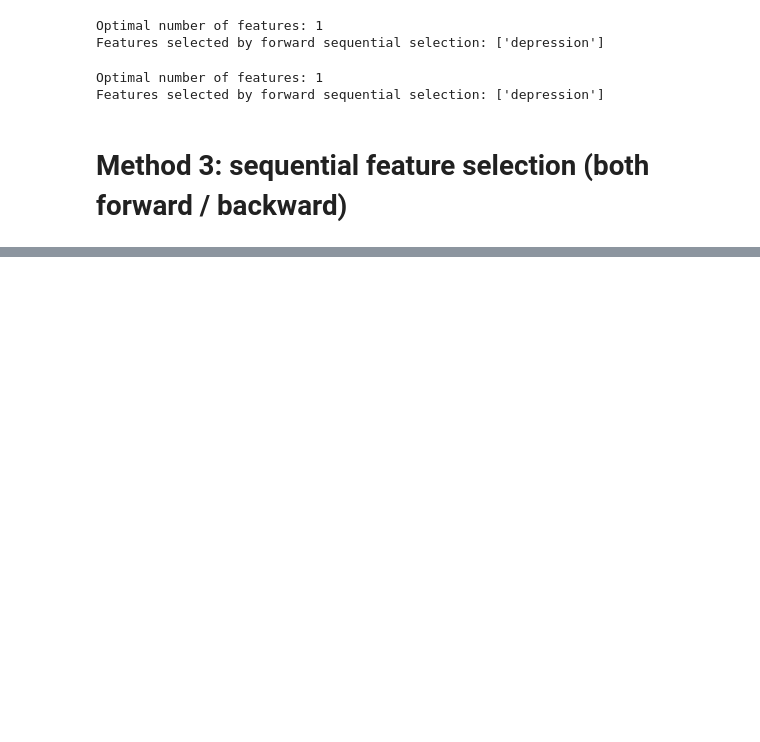
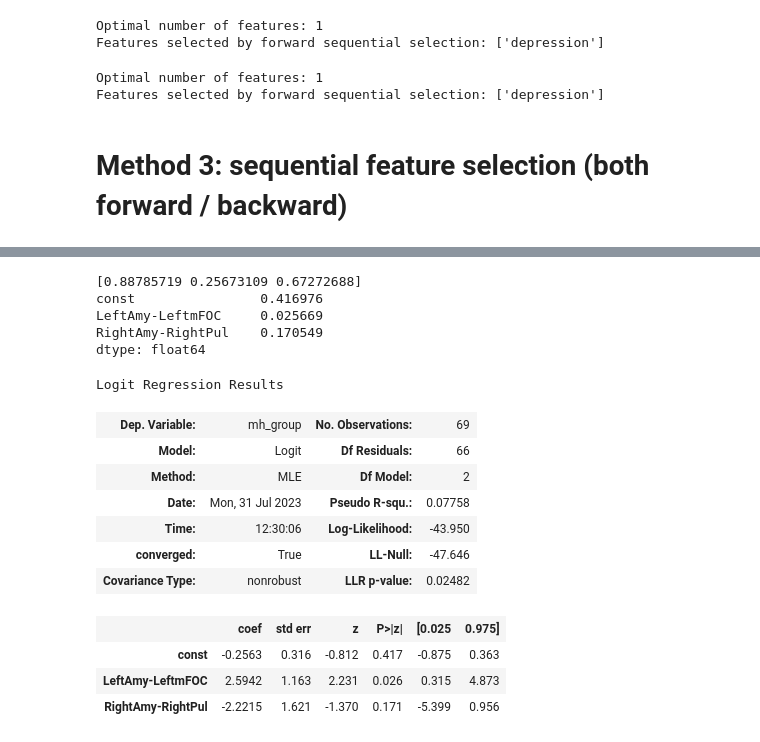
Before and after one commit to gillgrennan/DCM_BDD, a Jupyter notebook: log_regression_conn-8node.ipynb, the cells around one changed output, grey strips where cells are left out. Saved outputs shown, nothing was run; the diff lists cells and outputs as text; code cells hidden in the pictures; blank space fills up the shorter version.

```diff
--- a/log_regression_conn-8node.ipynb
+++ b/log_regression_conn-8node.ipynb
@@ -326,0 +385,57 @@ Done in 8.667s
+# %%
+import numpy as np
+from scipy.stats import norm
+from sklearn.linear_model import LogisticRegression
+
+data = pd.read_excel('data.xlsx',sheet_name = 'reg_input_limitedconns')
+X = data.iloc[:, 1:-4]  # just connectivities
+y = data.iloc[:, -1]   # Last column is the target variable -- mh group
+
+def logit_pvalue(model, x):
+    """ Calculate z-scores for scikit-learn LogisticRegression.
+    parameters:
+        model: fitted sklearn.linear_model.LogisticRegression with intercept and large C
+        x:     matrix on which the model was fit
+    This function uses asymtptics for maximum likelihood estimates.
+    """
+    p = model.predict_proba(x)
+    n = len(p)
+    m = len(model.coef_[0]) + 1
+    coefs = np.concatenate([model.intercept_, model.coef_[0]])
+    x_full = np.matrix(np.insert(np.array(x), 0, 1, axis = 1))
+    ans = np.zeros((m, m))
+    for i in range(n):
+        ans = ans + np.dot(np.transpose(x_full[i, :]), x_full[i, :]) * p[i,1] * p[i, 0]
+    vcov = np.linalg.inv(np.matrix(ans))
+    se = np.sqrt(np.diag(vcov))
+    t =  coefs/se
+    p = (1 - norm.cdf(abs(t))) * 2
+    return p
+
+model = LogisticRegression()
+model.fit(X, y)
+print(logit_pvalue(model, X))
+
+# compare with statsmodels
+import statsmodels.api as sm
+sm_model = sm.Logit(y, sm.add_constant(X)).fit(disp=0)
+print(sm_model.pvalues)
+sm_model.summary()
+# %% [output]
+[0.88785719 0.25673109 0.67272688]
+const                0.416976
+LeftAmy-LeftmFOC     0.025669
+RightAmy-RightPul    0.170549
+dtype: float64
+Logit Regression Results
+| Dep. Variable: | mh_group | No. Observations: | 69 |
+| Model: | Logit | Df Residuals: | 66 |
+| Method: | MLE | Df Model: | 2 |
+| Date: | Mon, 31 Jul 2023 | Pseudo R-squ.: | 0.07758 |
+| Time: | 12:30:06 | Log-Likelihood: | -43.950 |
+| converged: | True | LL-Null: | -47.646 |
+| Covariance Type: | nonrobust | LLR p-value: | 0.02482 |
+|  | coef | std err | z | P>|z| | [0.025 | 0.975] |
+| const | -0.2563 | 0.316 | -0.812 | 0.417 | -0.875 | 0.363 |
+| LeftAmy-LeftmFOC | 2.5942 | 1.163 | 2.231 | 0.026 | 0.315 | 4.873 |
+| RightAmy-RightPul | -2.2215 | 1.621 | -1.370 | 0.171 | -5.399 | 0.956 |
```
Also changed, not shown: parts of 16 cells of this notebook.
